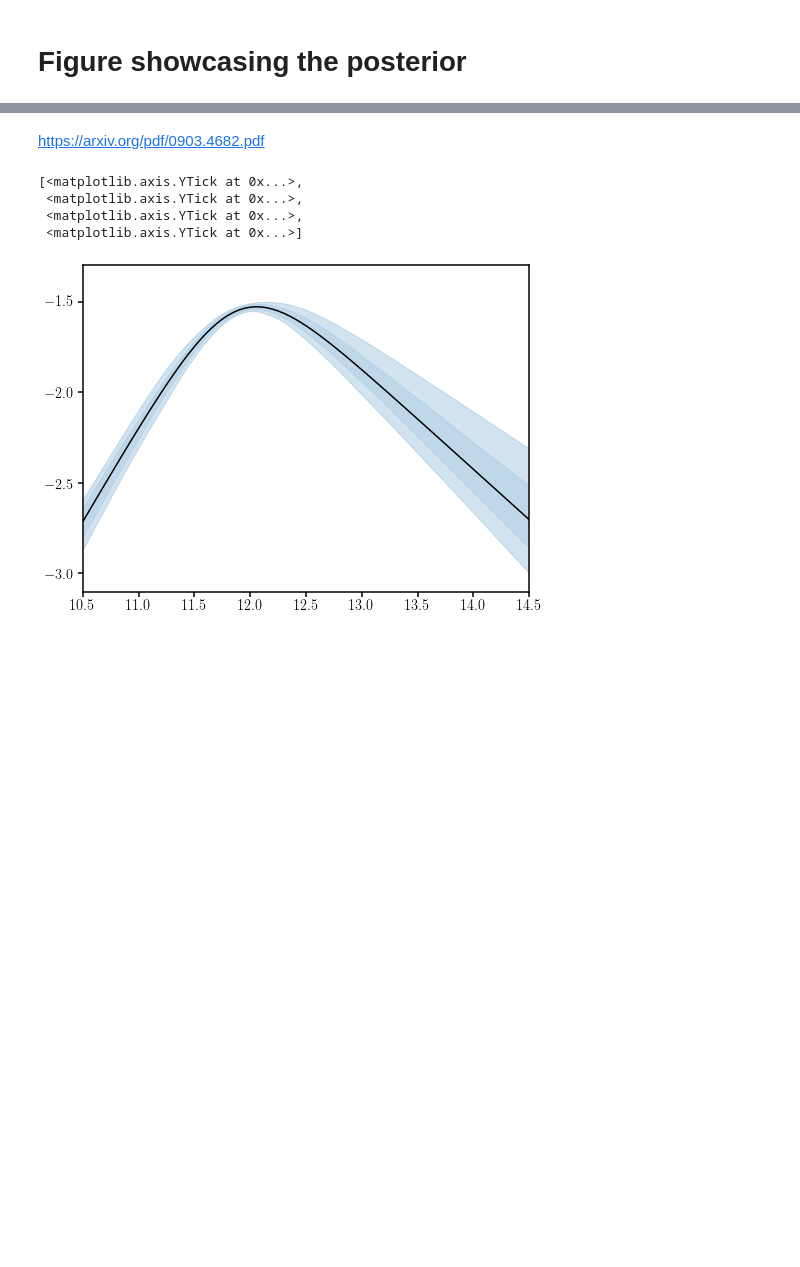
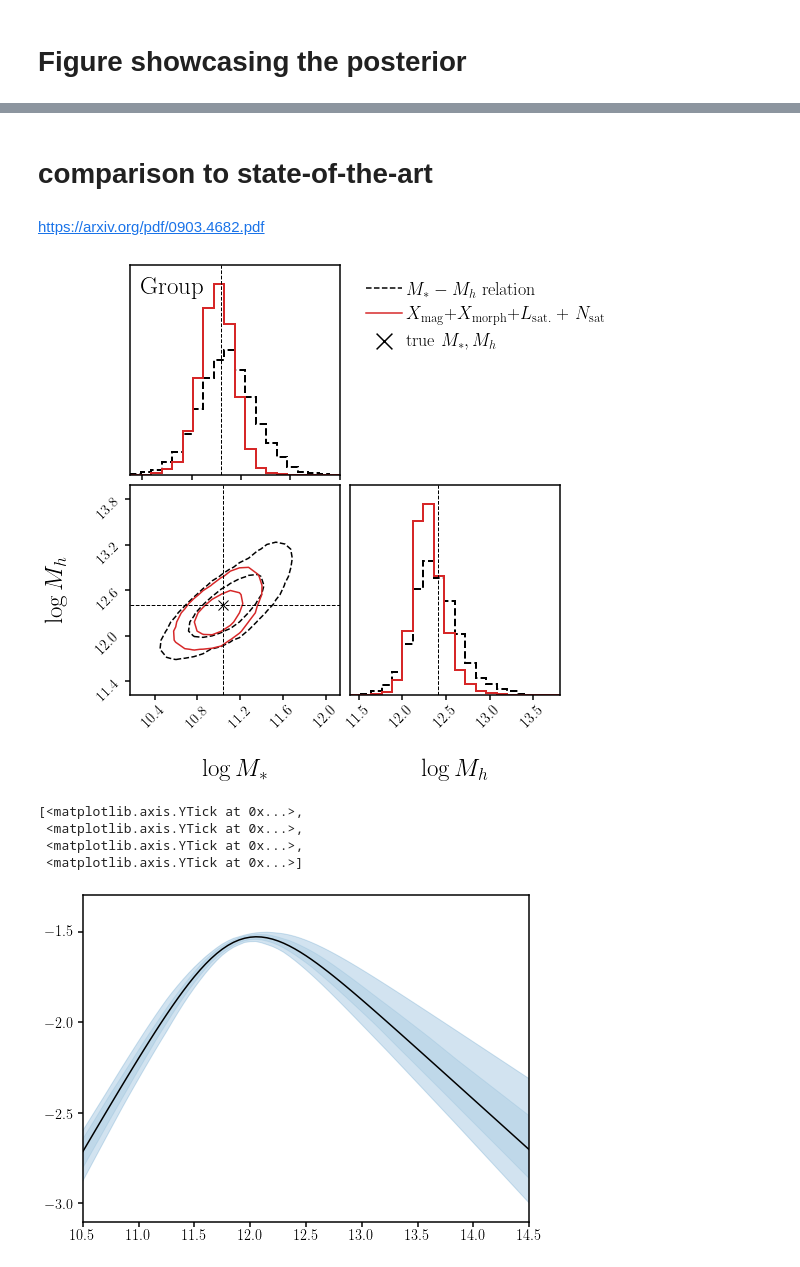
Before and after one commit to changhoonhahn/haloflow, a Jupyter notebook: docs/nb/posterior.ipynb, the cells around one changed output, grey strips where cells are left out. Drawn from its saved outputs; the diff is of its cells as text; code cells hidden in the pictures; blank space fills up the shorter version.

Commit message:
latest validation; updated straw man comparison

```diff
--- a/docs/nb/posterior.ipynb
+++ b/docs/nb/posterior.ipynb
@@ -161,5 +161,61 @@ fig.savefig('figs/posterior_group.pdf', bbox_inches='tight')
+# %% [markdown]
+# comparison to state-of-the-art
 # %% [markdown]
 https://arxiv.org/pdf/0903.4682.pdf
+# %%
+tng_ms, tng_mh_med, tng_mh_lo, tng_mh_hi = np.loadtxt('/scratch/gpfs/chhahn/haloflow/tng.ms_mh.txt',
+                                                      skiprows=1, unpack=True)
+# %%
+tng_mh_sig = 0.5 * (tng_mh_hi - tng_mh_lo)
+
+def logmh_tng(logms):
+    '''sample mh given the M_*-M_h relation of TNG
+    '''
+
+    mu_logms = np.interp(logms, tng_ms, tng_mh_med)
+    sig_logms = np.interp(logms, tng_ms, tng_mh_sig)
+
+    return mu_logms + sig_logms * np.random.normal(size=len(logms))
+# %%
+mcmc_mh_tng = logmh_tng(y_nde0[i_group,:,0])
+mcmc_straw = np.array([y_nde0[i_group,:,0], np.array(mcmc_mh_tng)]).T
+# %%
+fig = plt.figure(figsize=(8,8))
+
+rng = [(10.3, 12.0), (11.4, 13.8)]
+_ = DFM.corner(mcmc_straw, color='k', range=rng,
+               contour_kwargs={'linestyles': '--'},
+               contourf_kwargs={'linestyles': '--'},
+               hist_kwargs={'density': True, 'linewidth': 2, 'linestyle':'--'},
+               levels=[0.68, 0.95], plot_datapoints=False, plot_density=False, smooth=True, fig=fig)
+
+_ = DFM.corner(y_nde3[i_group], color='C3', range=rng, hist_kwargs={'density': True, 'linewidth': 2},
+               levels=[0.68, 0.95],
+               labels=[r'$\log M_*$', r'$\log M_h$'], label_kwargs={'fontsize': 25},
+                plot_datapoints=False, plot_density=False, smooth=True, fig=fig)
+DFM.overplot_points(fig, [y0[i_group]], color='k', marker='x', markersize=10)
+DFM.overplot_lines(fig, y0[i_group], color='k', linestyle='--', linewidth=1)
+
+axes = np.array(fig.axes).reshape(2,2)
+
+sub = axes[0,0]
+sub.text(0.05, 0.95, 'Group', transform=sub.transAxes, ha='left', va='top', fontsize=25)
+
+sub = axes[0,1]
+sub.plot([], [], color='k', ls='--', label=r'$M_* - M_h$ relation')
+sub.plot([], [], color='C3', label=r'$X_{\rm mag}$+$X_{\rm morph}$'+r'+$L_{\rm sat.}$ + $N_{\rm sat}$')
+sub.scatter([], [], color='k', marker='x', s=10, label='true $M_*, M_h$')
+sub.legend(loc='upper left', handletextpad=0.2, markerscale=5, fontsize=18)
+
+sub = axes[1,1]
+sub.set_xlim(rng[1])
+
+
+sub = axes[0,0]
+sub.set_xlim(rng[0])
+fig.savefig('figs/posterior_group_straw.pdf', bbox_inches='tight')
+# %% [output]
+[figure, added]
 # %%
 def msmh_moster(logMh, A, beta, gamma, M1):
     Mh = 10**logMh
```
Also changed, not shown: parts of 3 cells of this notebook, 1 other file.
